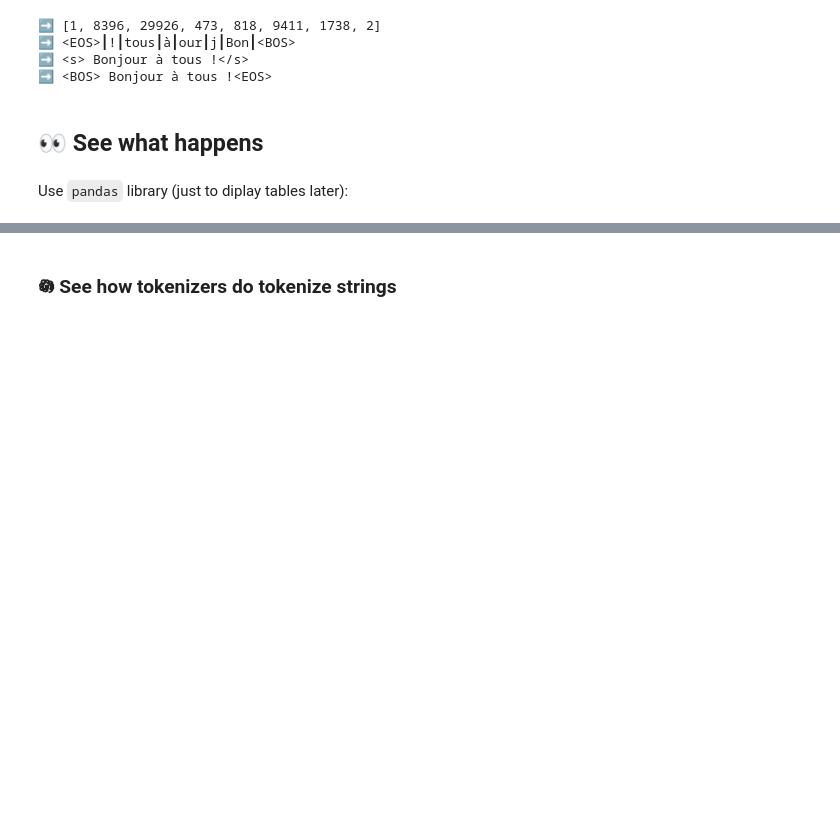
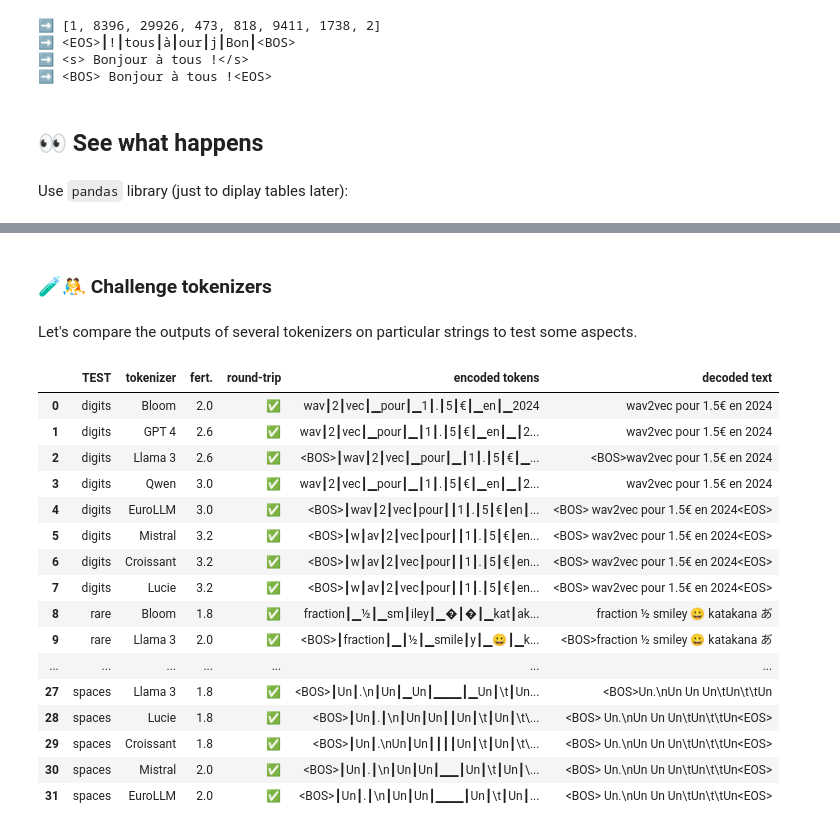
Before and after one commit to Jeronymous/deep_learning_notebooks, a Jupyter notebook: tokenizers.ipynb, the cells around one changed output, grey strips where cells are left out. Saved outputs shown, nothing was run; the diff lists cells and outputs as text; code cells hidden in the pictures; blank space fills up the shorter version.

Commit message:
go tokenization go

```diff
--- a/tokenizers.ipynb
+++ b/tokenizers.ipynb
@@ -675,3 +687,67 @@ test_tokenizers_on_text("Mais, mais… vas t'en là-bas !")
-# %% [markdown]
-### 𖡎 See how tokenizers do tokenize strings
+# %% [markdown]
+### 🧪🤼 Challenge tokenizers
+# %% [markdown]
+Let's compare the outputs of several tokenizers on particular strings to test some aspects.
+# %%
+def challenge_tokenizers(
+    tokenizers=my_tokenizers,
+    tests=None
+    ):
+
+    if tests is None:
+        tests = {
+            "digits": "wav2vec pour 1.5€ en 2024",
+            "rare": "fraction ½ smiley 😀 katakana あ゙",
+            "math": "a.(b+c)÷e×f",
+            "spaces": "Un.\nUn Un    Un\tUn\t\tUn",
+        }
+
+    combined_results = {
+        "TEST": [],
+        "tokenizer": [],
+        "fert.": [],
+        "round-trip": [],
+        "encoded tokens": [],
+        "decoded text": [],
+    }
+    for name, text in tests.items():
+        df = test_tokenizers_on_text(text, tokenizers).sort_values(by="fert.", ascending=True)
+        for k in combined_results:
+            if k == "TEST":
+                combined_results[k] += [name] * len(df)
+            else:
+                combined_results[k] += list(df[k].values)
+
+    return pd.DataFrame(combined_results)
+
+challenge_tokenizers(
+    [
+        "GPT 4",
+        "Mistral",
+        "Llama 3",
+        "Qwen",
+        "Bloom",
+        "Croissant",
+        "EuroLLM",
+        "Lucie",
+    ]
+)
+# %% [output]
+|  | TEST | tokenizer | fert. | round-trip | encoded tokens | decoded text |
+| 0 | digits | Bloom | 2.0 | ✅ | wav┃2┃vec┃▁pour┃▁1┃.┃5┃€┃▁en┃▁2024 | wav2vec pour 1.5€ en 2024 |
+| 1 | digits | GPT 4 | 2.6 | ✅ | wav┃2┃vec┃▁pour┃▁┃1┃.┃5┃€┃▁en┃▁┃2... | wav2vec pour 1.5€ en 2024 |
+| 2 | digits | Llama 3 | 2.6 | ✅ | <BOS>┃wav┃2┃vec┃▁pour┃▁┃1┃.┃5┃€┃▁... | <BOS>wav2vec pour 1.5€ en 2024 |
+| 3 | digits | Qwen | 3.0 | ✅ | wav┃2┃vec┃▁pour┃▁┃1┃.┃5┃€┃▁en┃▁┃2... | wav2vec pour 1.5€ en 2024 |
+| 4 | digits | EuroLLM | 3.0 | ✅ | <BOS>┃wav┃2┃vec┃pour┃┃1┃.┃5┃€┃en┃... | <BOS> wav2vec pour 1.5€ en 2024<EOS> |
+| 5 | digits | Mistral | 3.2 | ✅ | <BOS>┃w┃av┃2┃vec┃pour┃┃1┃.┃5┃€┃en... | <BOS> wav2vec pour 1.5€ en 2024<EOS> |
+| 6 | digits | Croissant | 3.2 | ✅ | <BOS>┃w┃av┃2┃vec┃pour┃┃1┃.┃5┃€┃en... | <BOS> wav2vec pour 1.5€ en 2024<EOS> |
+| 7 | digits | Lucie | 3.2 | ✅ | <BOS>┃w┃av┃2┃vec┃pour┃┃1┃.┃5┃€┃en... | <BOS> wav2vec pour 1.5€ en 2024<EOS> |
+| 8 | rare | Bloom | 1.8 | ✅ | fraction┃▁½┃▁sm┃iley┃▁�┃�┃▁kat┃ak... | fraction ½ smiley 😀 katakana あ゙ |
+| 9 | rare | Llama 3 | 2.0 | ✅ | <BOS>┃fraction┃▁┃½┃▁smile┃y┃▁😀┃▁k... | <BOS>fraction ½ smiley 😀 katakana あ゙ |
+| ... | ... | ... | ... | ... | ... | ... |
+| 27 | spaces | Llama 3 | 1.8 | ✅ | <BOS>┃Un┃.\n┃Un┃▁Un┃▁▁▁┃▁Un┃\t┃Un... | <BOS>Un.\nUn Un Un\tUn\t\tUn |
+| 28 | spaces | Lucie | 1.8 | ✅ | <BOS>┃Un┃.┃\n┃Un┃Un┃┃Un┃\t┃Un┃\t\... | <BOS> Un.\nUn Un Un\tUn\t\tUn<EOS> |
+| 29 | spaces | Croissant | 1.8 | ✅ | <BOS>┃Un┃.\nUn┃Un┃┃┃┃Un┃\t┃Un┃\t\... | <BOS> Un.\nUn Un Un\tUn\t\tUn<EOS> |
+| 30 | spaces | Mistral | 2.0 | ✅ | <BOS>┃Un┃.┃\n┃Un┃Un┃▁▁┃Un┃\t┃Un┃\... | <BOS> Un.\nUn Un Un\tUn\t\tUn<EOS> |
+| 31 | spaces | EuroLLM | 2.0 | ✅ | <BOS>┃Un┃.┃\n┃Un┃Un┃▁▁▁┃Un┃\t┃Un┃... | <BOS> Un.\nUn Un Un\tUn\t\tUn<EOS> |
 # %% [markdown]
```
Also changed, not shown: parts of 13 cells of this notebook.
